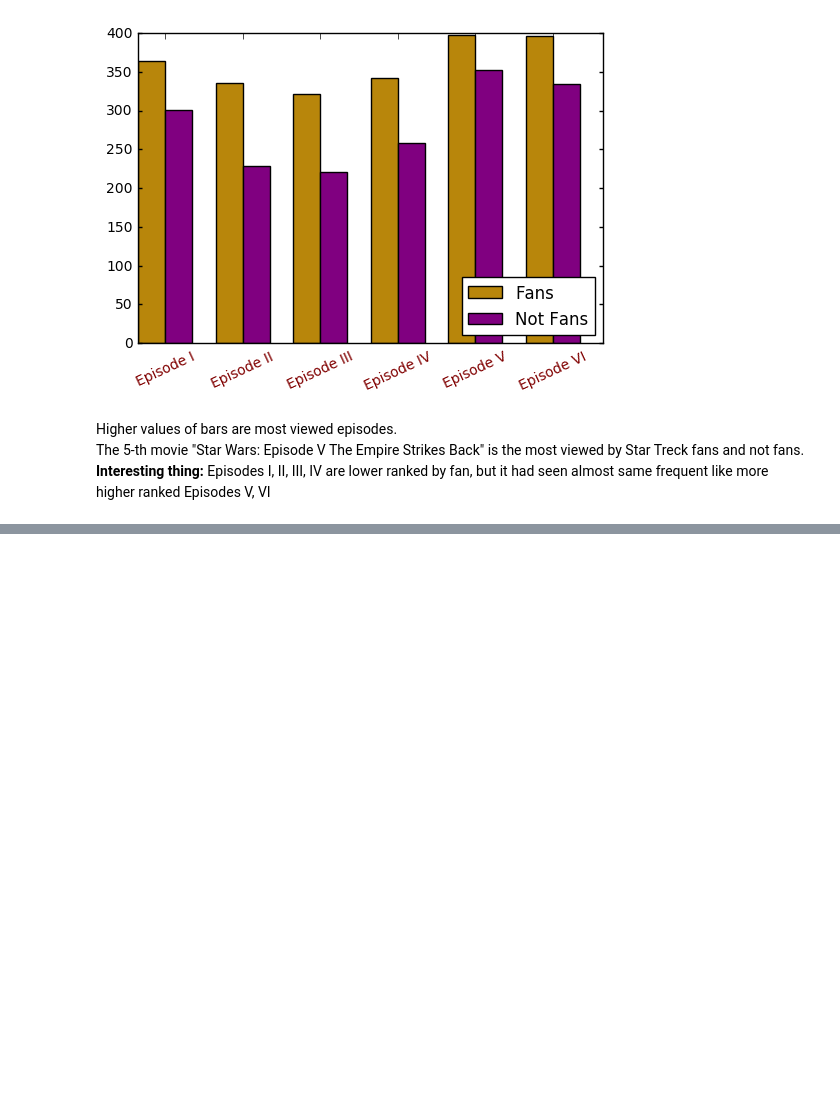
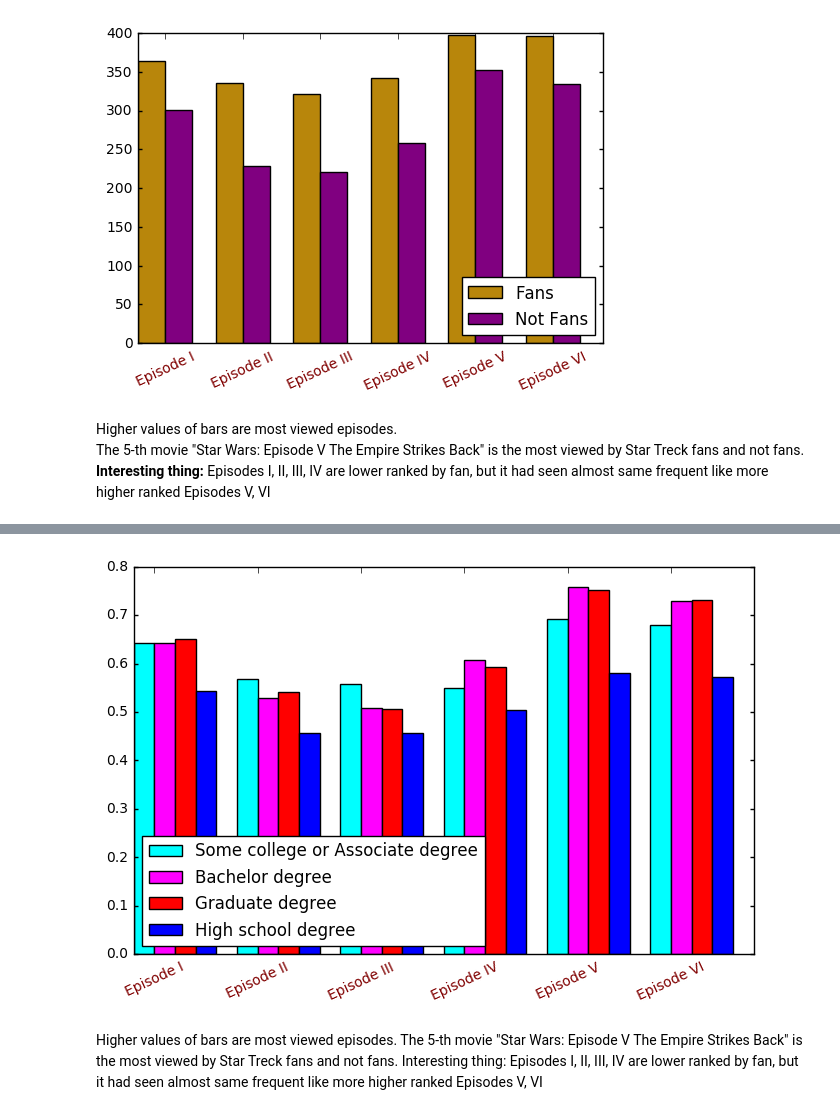
Before and after one commit to KiselevMaxim/data_explorer, a Jupyter notebook: StarWars-survey.ipynb, the cells around one changed output, grey strips where cells are left out. Drawn from its saved outputs; the diff is of its cells as text; code cells hidden in the pictures; blank space fills up the shorter version.

```diff
--- a/StarWars-survey.ipynb
+++ b/StarWars-survey.ipynb
@@ -209,0 +266,19 @@ The 5-th movie "Star Wars: Episode V The Empire Strikes Back" is the most viewed
+# %%
+fig = plt.figure(figsize=(8, 5), dpi=80, facecolor='w', edgecolor='k')
+ax = fig.add_subplot(111)
+width = 0.20
+rects1 = ax.bar(np.arange(6),           college[college.columns[3:9]].mean(), width,  color = 'cyan')
+rects2 = ax.bar(np.arange(6) + width,   bachelors[bachelors.columns[3:9]].mean(), width, color = 'magenta')
+rects3 = ax.bar(np.arange(6) + 2*width, graduates[graduates.columns[3:9]].mean(), width, color = 'red')
+rects4 = ax.bar(np.arange(6) + 3*width, schoolers[schoolers.columns[3:9]].mean(), width, color = 'blue')
+cute_labels(ax)
+plt.legend((rects1[0], rects2[0], rects3[0], rects4[0], rects5[0]),
+           ('Some college or Associate degree', 'Bachelor degree', 'Graduate degree',
+            'High school degree'), loc='lower left')
+plt.show()
+# %% [output]
+[figure, added]
+# %% [markdown]
+Higher values of bars are most viewed episodes.
+The 5-th movie "Star Wars: Episode V The Empire Strikes Back" is the most viewed by Star Treck fans and not fans.
+Interesting thing: Episodes I, II, III, IV are lower ranked by fan, but it had seen almost same frequent like more higher ranked Episodes V, VI
```
Also changed, not shown: parts of 9 cells of this notebook.
